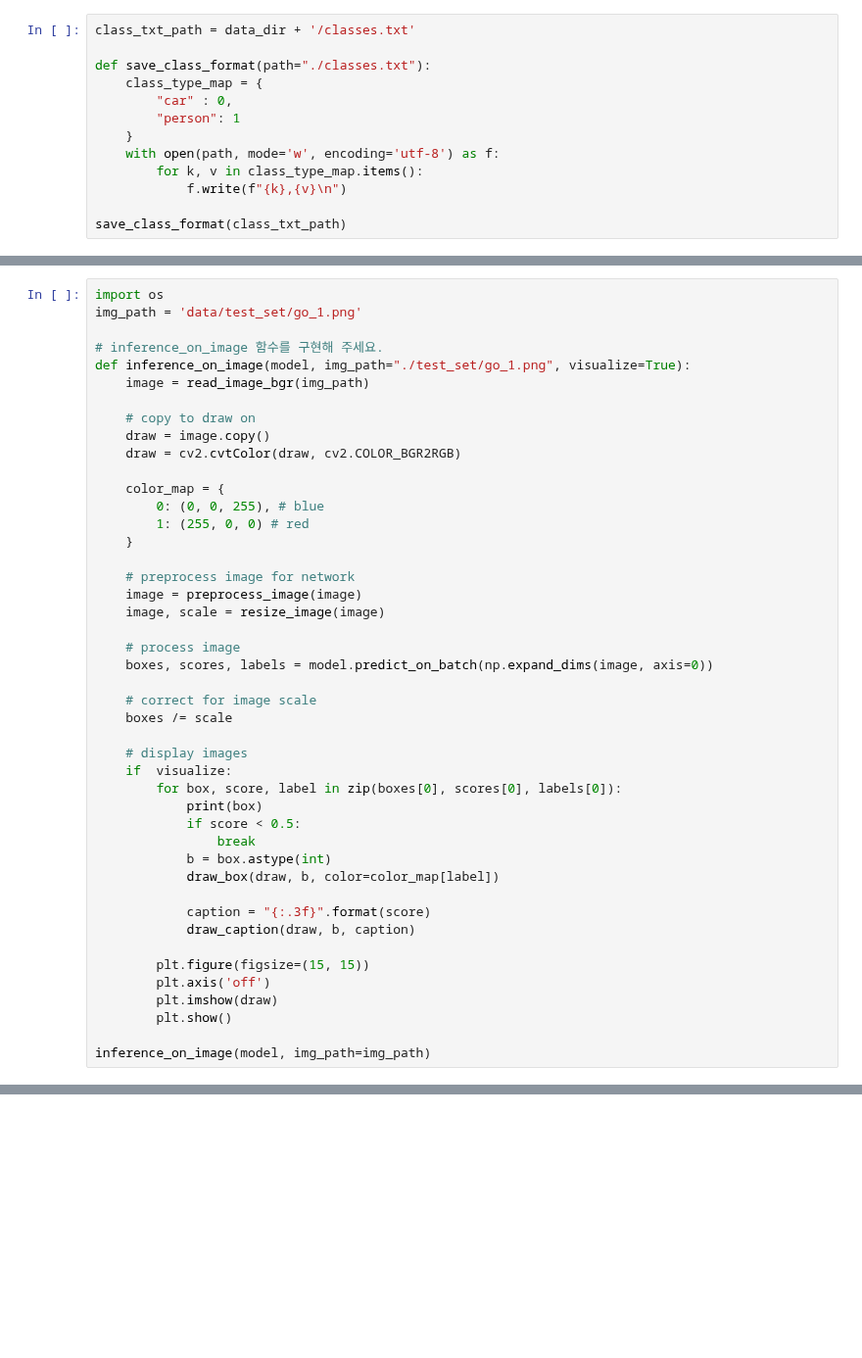
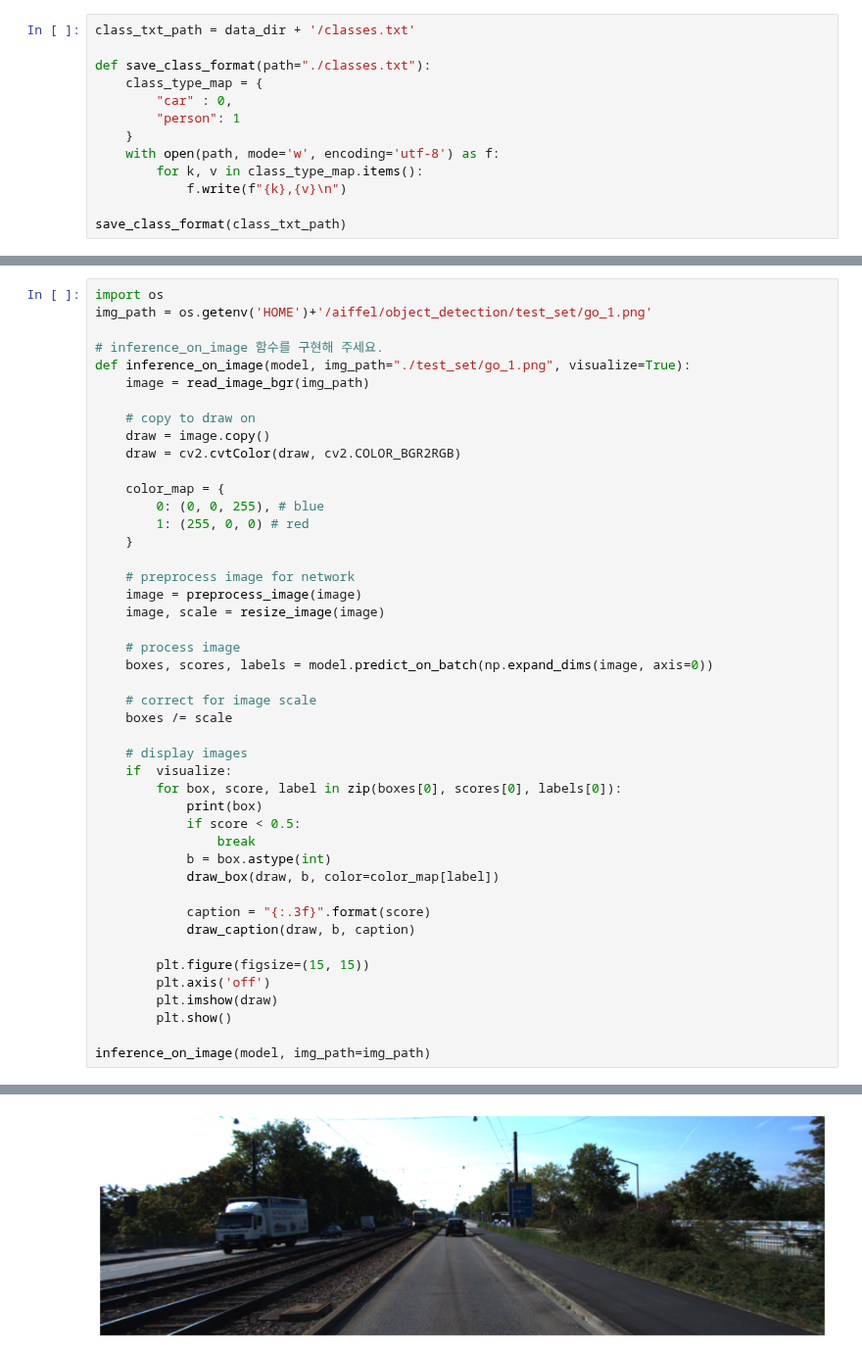
Before and after one commit to HSC-1/aiffel_achieve, a Jupyter notebook: (GD3)retinanet.ipynb, the cells around one changed output, grey strips where cells are left out. Shown at 98% size. Saved outputs shown, nothing was run; the diff lists cells and outputs as text; blank space fills up the shorter version.

```diff
--- a/(GD3)retinanet.ipynb
+++ b/(GD3)retinanet.ipynb
@@ -176,6 +252,6 @@ model = load_model(model_path, backbone_name='resnet50')
 # %%
 import os
-img_path = 'data/test_set/go_1.png'
+img_path = os.getenv('HOME')+'/aiffel/object_detection/test_set/go_1.png'
 
 # inference_on_image 함수를 구현해 주세요.
 def inference_on_image(model, img_path="./test_set/go_1.png", visualize=True):
@@ -218,3 +294,4 @@ def inference_on_image(model, img_path="./test_set/go_1.png", visualize=True):
         plt.show()
 
 inference_on_image(model, img_path=img_path)
+# %% [output]
@@ -221 +307,2 @@ inference_on_image(model, img_path=img_path)
+[figure, added]
 # %%
```
Also changed, not shown: parts of 11 cells of this notebook.
